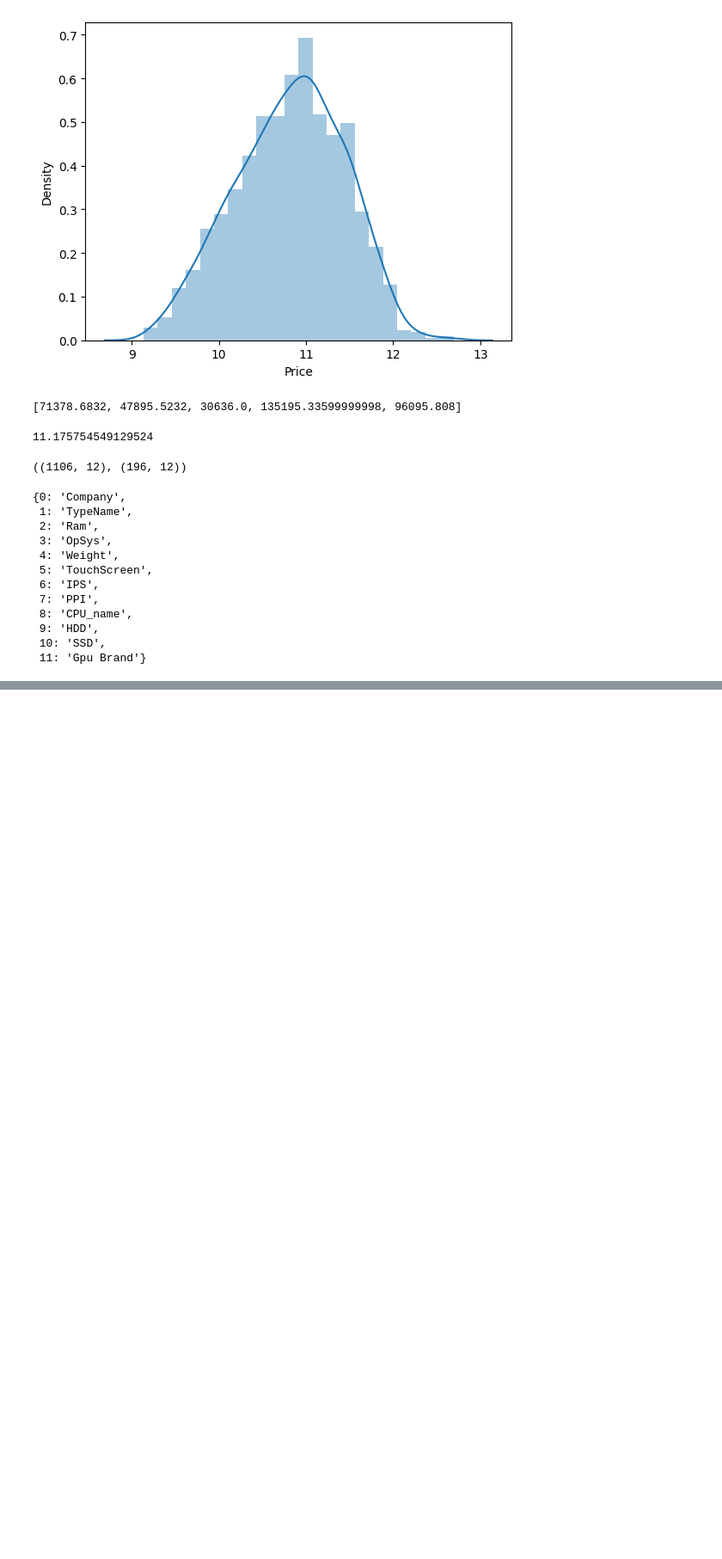
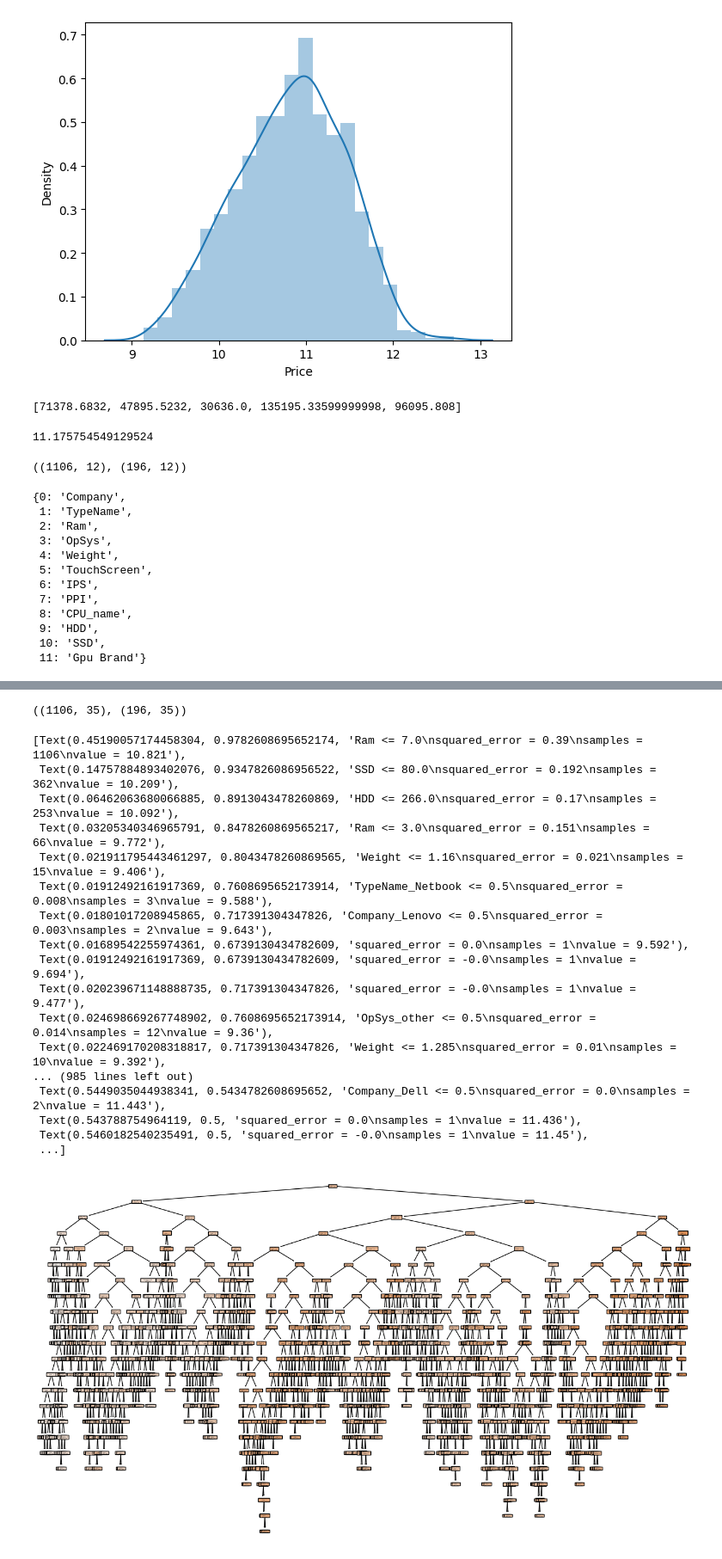
Before and after one commit to samratrajsharma/Laptop_Price_Prediction, a Jupyter notebook: Prediction.ipynb, the cells around one changed output, grey strips where cells are left out. Shown at 86% size. Cells and saved outputs as stored; diff of their text form; code cells hidden in the pictures; blank space fills up the shorter version.

```diff
--- a/Prediction.ipynb
+++ b/Prediction.ipynb
@@ -239,8 +239,7 @@ Touchscreen / 4K Ultra HD 3840x2160                1
 IPS Panel Touchscreen 2400x1600                    1
 Name: count, dtype: int64
 # %%
-df['TouchScreen'] = df['ScreenResolution'].apply(lambda element:1
-                                                 if 'Touchscreen' in element else 0 )
+df['TouchScreen'] = df['ScreenResolution'].apply(lambda element:1 if 'Touchscreen' in element else 0 )
 df.head()
 # %% [output]
 |  | Company | TypeName | Inches | ScreenResolution | Cpu | Ram | Memory | Gpu | OpSys | Weight | ... |
@@ -876,0 +986,8 @@ mapper
+# %%
+indexlist = [0,1,3,8,11]
+transformlist = []
+for key, value in mapper.items():
+    if key in indexlist:
+        transformlist.append(value)
+
+transformlist
@@ -876,0 +996,3 @@ mapper
+# %%
+train = pd.get_dummies(train, columns = transformlist, drop_first = True)
+train.head()
@@ -876,0 +1007,30 @@ mapper
+# %%
+X_train, X_test, y_train, y_test =  train_test_split(train, test, test_size = 0.15, random_state = 2)
+# %%
+X_train.shape, X_test.shape
+# %% [output]
+((1106, 35), (196, 35))
+# %%
+reg = DecisionTreeRegressor(random_state = 0)
+reg.fit(X_train, y_train)
+plt.figure(figsize=(16,9))
+tree.plot_tree(reg, filled = True, feature_names=train.columns)
+# %% [output]
+[Text(0.45190057174458304, 0.9782608695652174, 'Ram <= 7.0\nsquared_error = 0.39\nsamples = 1106\nvalue = 10.821'),
+ Text(0.14757884893402076, 0.9347826086956522, 'SSD <= 80.0\nsquared_error = 0.192\nsamples = 362\nvalue = 10.209'),
+ Text(0.06462063680066885, 0.8913043478260869, 'HDD <= 266.0\nsquared_error = 0.17\nsamples = 253\nvalue = 10.092'),
+ Text(0.03205340346965791, 0.8478260869565217, 'Ram <= 3.0\nsquared_error = 0.151\nsamples = 66\nvalue = 9.772'),
+ Text(0.021911795443461297, 0.8043478260869565, 'Weight <= 1.16\nsquared_error = 0.021\nsamples = 15\nvalue = 9.406'),
+ Text(0.01912492161917369, 0.7608695652173914, 'TypeName_Netbook <= 0.5\nsquared_error = 0.008\nsamples = 3\nvalue = 9.588'),
+ Text(0.01801017208945865, 0.717391304347826, 'Company_Lenovo <= 0.5\nsquared_error = 0.003\nsamples = 2\nvalue = 9.643'),
+ Text(0.01689542255974361, 0.6739130434782609, 'squared_error = 0.0\nsamples = 1\nvalue = 9.592'),
+ Text(0.01912492161917369, 0.6739130434782609, 'squared_error = -0.0\nsamples = 1\nvalue = 9.694'),
+ Text(0.020239671148888735, 0.717391304347826, 'squared_error = -0.0\nsamples = 1\nvalue = 9.477'),
+ Text(0.024698669267748902, 0.7608695652173914, 'OpSys_other <= 0.5\nsquared_error = 0.014\nsamples = 12\nvalue = 9.36'),
+ Text(0.022469170208318817, 0.717391304347826, 'Weight <= 1.285\nsquared_error = 0.01\nsamples = 10\nvalue = 9.392'),
+... (985 lines left out)
+ Text(0.5449035044938341, 0.5434782608695652, 'Company_Dell <= 0.5\nsquared_error = 0.0\nsamples = 2\nvalue = 11.443'),
+ Text(0.543788754964119, 0.5, 'squared_error = 0.0\nsamples = 1\nvalue = 11.436'),
+ Text(0.5460182540235491, 0.5, 'squared_error = -0.0\nsamples = 1\nvalue = 11.45'),
+ ...]
+[figure, added]
```
Also changed, not shown: parts of 20 cells of this notebook.
